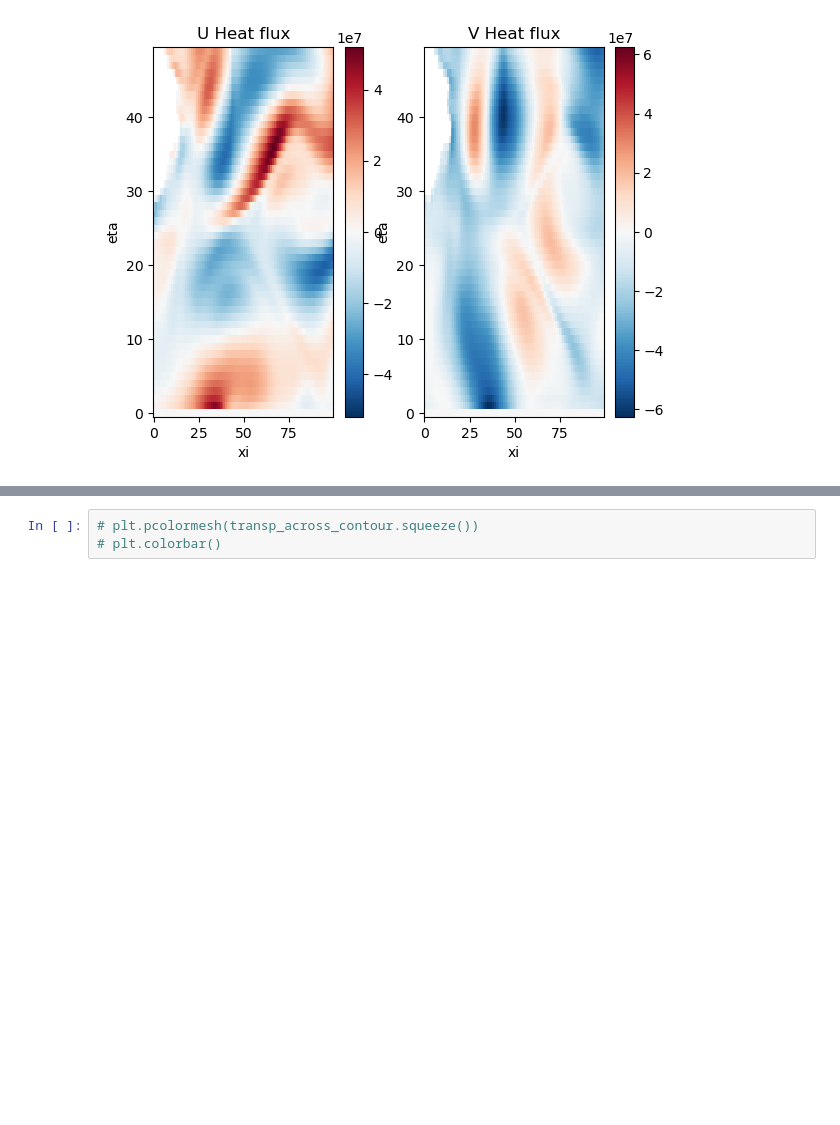
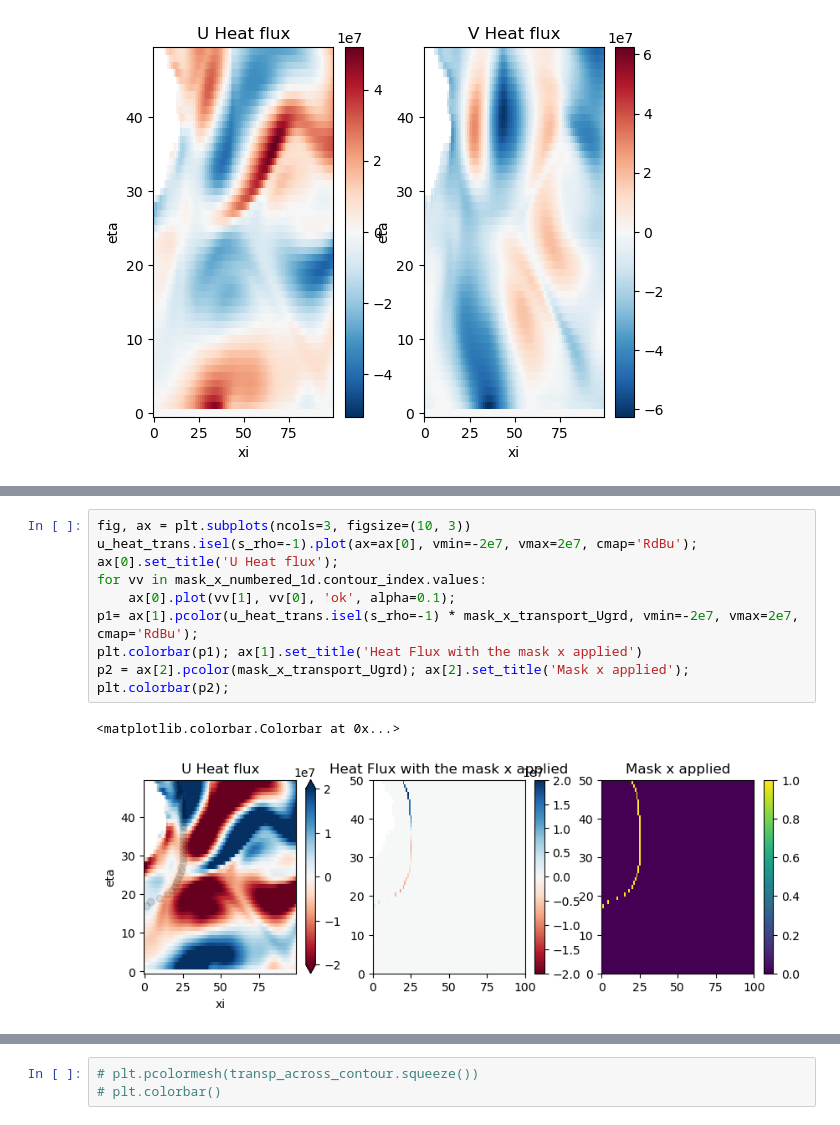
Before and after one commit to fncsobral/waom_notebook, a Jupyter notebook: OHB_shelf/Cross-1500m/testing.ipynb, the cells around one changed output, grey strips where cells are left out. Cells and saved outputs as stored; diff of their text form; blank space fills up the shorter version.

```diff
--- a/OHB_shelf/Cross-1500m/testing.ipynb
+++ b/OHB_shelf/Cross-1500m/testing.ipynb
@@ -790,0 +780,12 @@ Dimensions without coordinates: eta, xi
+# %%
+fig, ax = plt.subplots(ncols=3, figsize=(10, 3))
+u_heat_trans.isel(s_rho=-1).plot(ax=ax[0], vmin=-2e7, vmax=2e7, cmap='RdBu'); ax[0].set_title('U Heat flux');
+for vv in mask_x_numbered_1d.contour_index.values:
+    ax[0].plot(vv[1], vv[0], 'ok', alpha=0.1);
+p1= ax[1].pcolor(u_heat_trans.isel(s_rho=-1) * mask_x_transport_Ugrd, vmin=-2e7, vmax=2e7, cmap='RdBu');
+plt.colorbar(p1); ax[1].set_title('Heat Flux with the mask x applied')
+p2 = ax[2].pcolor(mask_x_transport_Ugrd); ax[2].set_title('Mask x applied');
+plt.colorbar(p2);
+# %% [output]
+<matplotlib.colorbar.Colorbar at 0x...>
+[figure, added]
```
Also changed, not shown: parts of 5 cells of this notebook.
